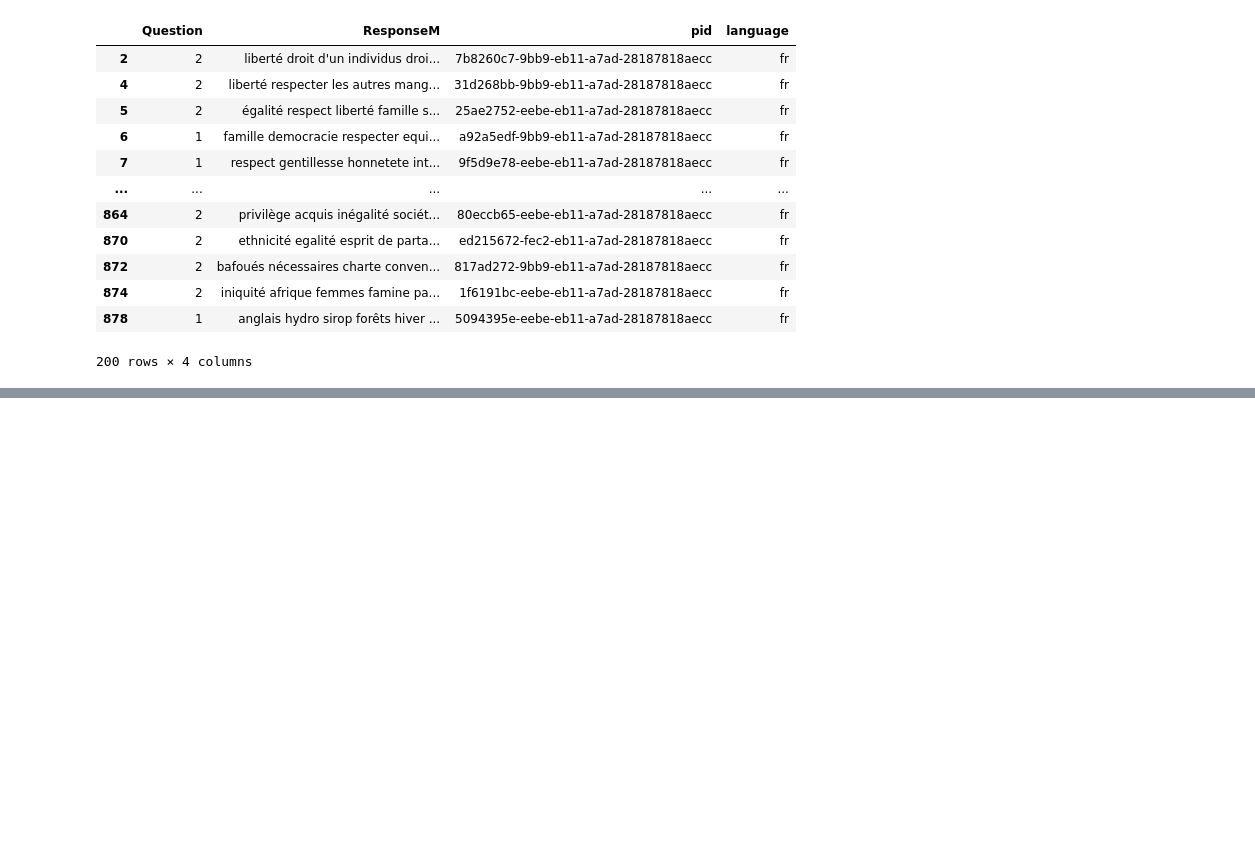
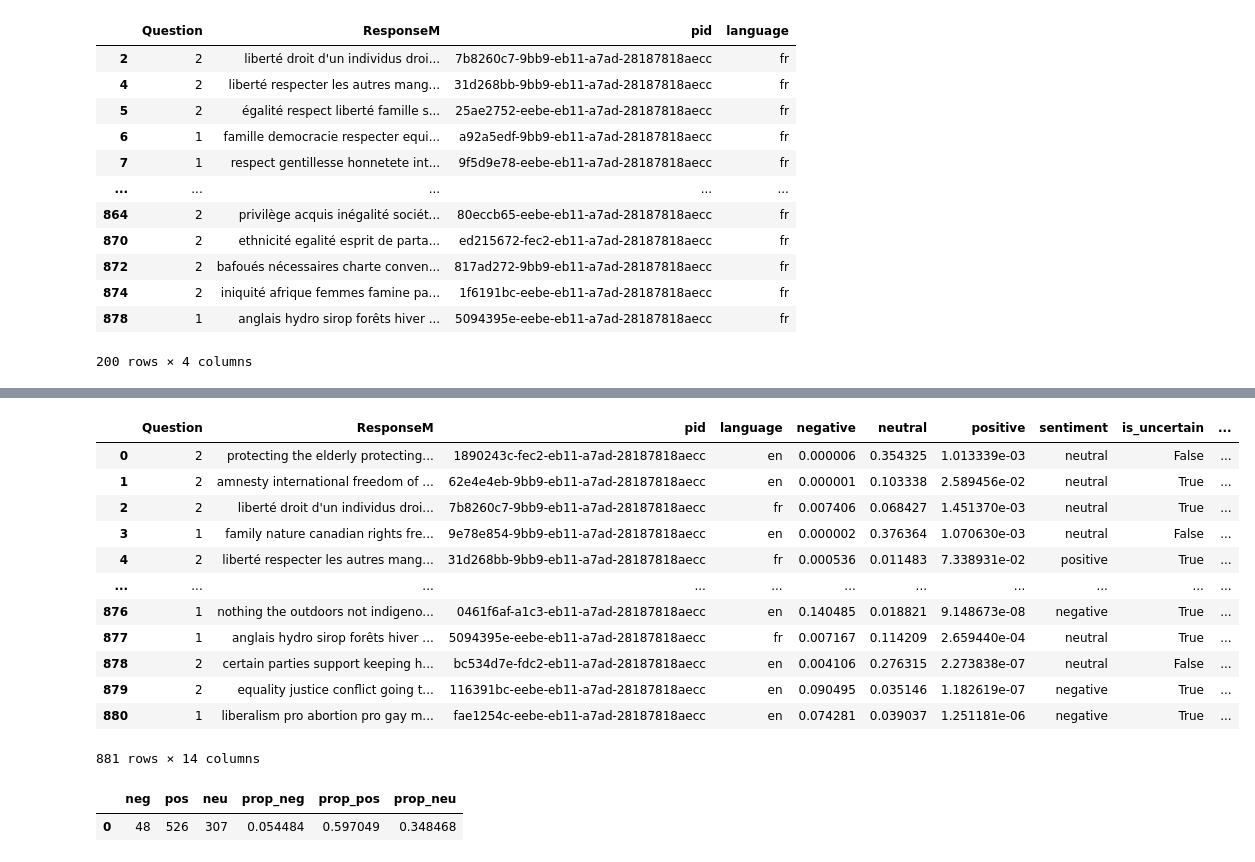
Before and after one commit to Irene-Berezin/stanceanalysis, a Jupyter notebook: main.ipynb, the cells around one changed output, grey strips where cells are left out. Cells and saved outputs as stored; diff of their text form; code cells hidden in the pictures; blank space fills up the shorter version.

```diff
--- a/main.ipynb
+++ b/main.ipynb
@@ -223,0 +323,27 @@ print(data_pd.iloc[880].to_dict())
+# %%
+vader_list = data_pd['vader_compound']
+sentiment_values = []
+for l in vader_list.to_list():
+    if l < -0.5:
+        sentiment_values.append('negative')
+    elif l >= -0.5 and  l <= 0.5:
+        sentiment_values.append('neutral')
+    else: sentiment_values.append('positive')
+
+data_pd['vader_sentiment'] = sentiment_values
+
+data_pd
+# %% [output]
+|  | Question | ResponseM | pid | language | negative | neutral | positive | sentiment | is_uncertain | ... |
+| 0 | 2 | protecting the elderly protecting... | 1890243c-fec2-eb11-a7ad-28187818aecc | en | 0.000006 | 0.354325 | 1.013339e-03 | neutral | False | ... |
+| 1 | 2 | amnesty international freedom of ... | 62e4e4eb-9bb9-eb11-a7ad-28187818aecc | en | 0.000001 | 0.103338 | 2.589456e-02 | neutral | True | ... |
+| 2 | 2 | liberté droit d'un individus droi... | 7b8260c7-9bb9-eb11-a7ad-28187818aecc | fr | 0.007406 | 0.068427 | 1.451370e-03 | neutral | True | ... |
+| 3 | 1 | family nature canadian rights fre... | 9e78e854-9bb9-eb11-a7ad-28187818aecc | en | 0.000002 | 0.376364 | 1.070630e-03 | neutral | False | ... |
+| 4 | 2 | liberté respecter les autres mang... | 31d268bb-9bb9-eb11-a7ad-28187818aecc | fr | 0.000536 | 0.011483 | 7.338931e-02 | positive | True | ... |
+| ... | ... | ... | ... | ... | ... | ... | ... | ... | ... | ... |
+| 876 | 1 | nothing the outdoors not indigeno... | 0461f6af-a1c3-eb11-a7ad-28187818aecc | en | 0.140485 | 0.018821 | 9.148673e-08 | negative | True | ... |
+| 877 | 1 | anglais hydro sirop forêts hiver ... | 5094395e-eebe-eb11-a7ad-28187818aecc | fr | 0.007167 | 0.114209 | 2.659440e-04 | neutral | True | ... |
+| 878 | 2 | certain parties support keeping h... | bc534d7e-fdc2-eb11-a7ad-28187818aecc | en | 0.004106 | 0.276315 | 2.273838e-07 | neutral | False | ... |
+| 879 | 2 | equality justice conflict going t... | 116391bc-eebe-eb11-a7ad-28187818aecc | en | 0.090495 | 0.035146 | 1.182619e-07 | negative | True | ... |
+| 880 | 1 | liberalism pro abortion pro gay m... | fae1254c-eebe-eb11-a7ad-28187818aecc | en | 0.074281 | 0.039037 | 1.251181e-06 | negative | True | ... |
+881 rows × 14 columns
@@ -223,0 +356,30 @@ print(data_pd.iloc[880].to_dict())
+# %%
+import pandas as pd
+
+def summary_stat(df):
+    # Count values for each sentiment category
+    neg_vals = len(df[df.vader_sentiment == 'negative'])
+    pos_vals = len(df[df.vader_sentiment == 'positive'])
+    neu_vals = len(df[df.vader_sentiment == 'neutral'])
+
+    # Total number of entries
+    total = len(df)
+
+    # Prepare dictionary with values and proportions
+    sentiment_summary = {
+        'neg': neg_vals,
+        'pos': pos_vals,
+        'neu': neu_vals,
+        'prop_neg': neg_vals / total,
+        'prop_pos': pos_vals / total,
+        'prop_neu': neu_vals / total
+    }
+
+    # Return as a DataFrame
+    return pd.DataFrame([sentiment_summary])
+
+# Example usage:
+summary_stat(data_pd)
+# %% [output]
+|  | neg | pos | neu | prop_neg | prop_pos | prop_neu |
+| 0 | 48 | 526 | 307 | 0.054484 | 0.597049 | 0.348468 |
```
Also changed, not shown: parts of 21 cells of this notebook, 2 other files.
